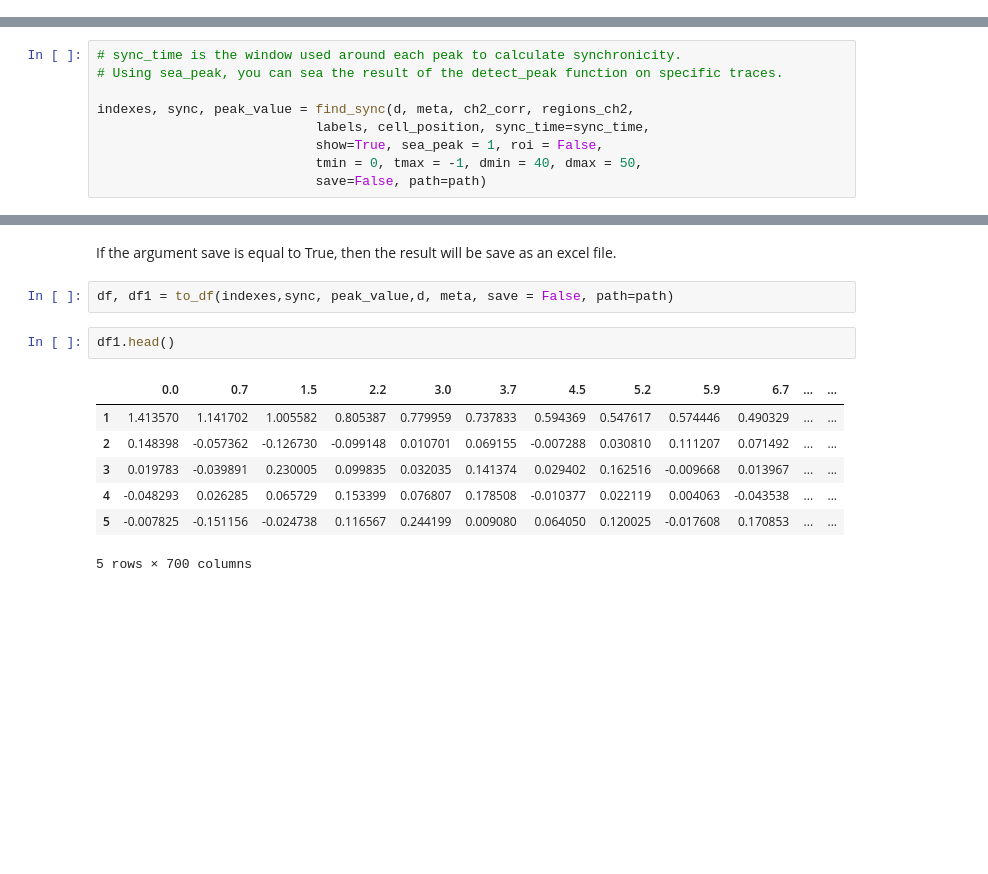
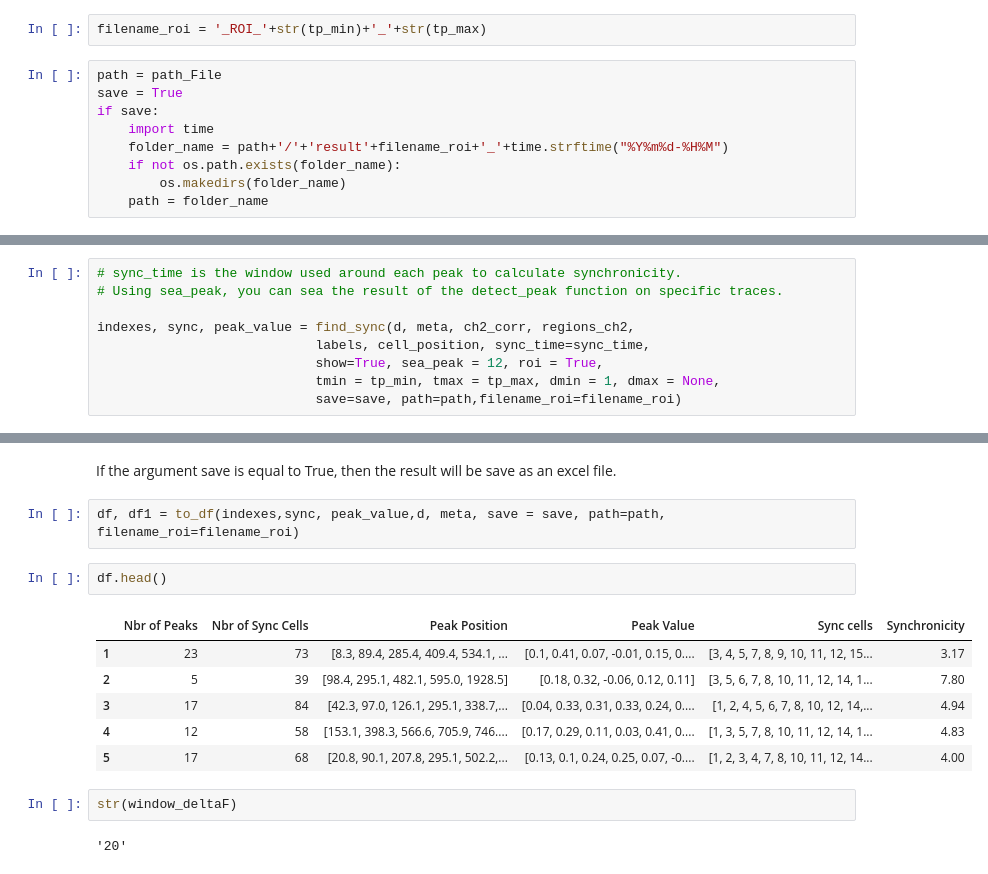
Before and after one commit to bioimage-analysis/HumsaTraces, a Jupyter notebook: notebook/Humsa_Ca_release_synchronicity.ipynb, the cells around one changed output, grey strips where cells are left out. Cells and saved outputs as stored; diff of their text form; blank space fills up the shorter version.

```diff
--- a/notebook/Humsa_Ca_release_synchronicity.ipynb
+++ b/notebook/Humsa_Ca_release_synchronicity.ipynb
@@ -214,2 +247,13 @@ If save=True, data will be save, you cam add an argument path='xx' to enter the
+# %%
+filename_roi = '_ROI_'+str(tp_min)+'_'+str(tp_max)
+# %%
+path = path_File
+save = True
+if save:
+    import time
+    folder_name = path+'/'+'result'+filename_roi+'_'+time.strftime("%Y%m%d-%H%M")
+    if not os.path.exists(folder_name):
+        os.makedirs(folder_name)
+    path = folder_name
 # %%
 plot_traces(ch2_corr, meta, data, seg, cell_position, labels,
@@ -236,7 +280,7 @@ time frame = 3.0 sec
 
 indexes, sync, peak_value = find_sync(d, meta, ch2_corr, regions_ch2,
                             labels, cell_position, sync_time=sync_time,
-                            show=True, sea_peak = 1, roi = False,
-                            tmin = 0, tmax = -1, dmin = 40, dmax = 50,
-                            save=False, path=path)
+                            show=True, sea_peak = 12, roi = True,
+                            tmin = tp_min, tmax = tp_max, dmin = 1, dmax = None,
+                            save=save, path=path,filename_roi=filename_roi)
 # %% [output]
@@ -247,14 +291,17 @@ indexes, sync, peak_value = find_sync(d, meta, ch2_corr, regions_ch2,
 # %% [markdown]
 If the argument save is equal to True, then the result will be save as an excel file.
 # %%
-df, df1 = to_df(indexes,sync, peak_value,d, meta, save = False, path=path)
+df, df1 = to_df(indexes,sync, peak_value,d, meta, save = save, path=path, filename_roi=filename_roi)
 # %%
-df1.head()
+df.head()
 # %% [output]
-|  | 0.0 | 0.7 | 1.5 | 2.2 | 3.0 | 3.7 | 4.5 | 5.2 | 5.9 | 6.7 | ... | ... |
-| 1 | 1.413570 | 1.141702 | 1.005582 | 0.805387 | 0.779959 | 0.737833 | 0.594369 | 0.547617 | 0.574446 | 0.490329 | ... | ... |
-| 2 | 0.148398 | -0.057362 | -0.126730 | -0.099148 | 0.010701 | 0.069155 | -0.007288 | 0.030810 | 0.111207 | 0.071492 | ... | ... |
-| 3 | 0.019783 | -0.039891 | 0.230005 | 0.099835 | 0.032035 | 0.141374 | 0.029402 | 0.162516 | -0.009668 | 0.013967 | ... | ... |
-| 4 | -0.048293 | 0.026285 | 0.065729 | 0.153399 | 0.076807 | 0.178508 | -0.010377 | 0.022119 | 0.004063 | -0.043538 | ... | ... |
-| 5 | -0.007825 | -0.151156 | -0.024738 | 0.116567 | 0.244199 | 0.009080 | 0.064050 | 0.120025 | -0.017608 | 0.170853 | ... | ... |
+|  | Nbr of Peaks | Nbr of Sync Cells | Peak Position | Peak Value | Sync cells | Synchronicity |
+| 1 | 23 | 73 | [8.3, 89.4, 285.4, 409.4, 534.1, ... | [0.1, 0.41, 0.07, -0.01, 0.15, 0.... | [3, 4, 5, 7, 8, 9, 10, 11, 12, 15... | 3.17 |
+| 2 | 5 | 39 | [98.4, 295.1, 482.1, 595.0, 1928.5] | [0.18, 0.32, -0.06, 0.12, 0.11] | [3, 5, 6, 7, 8, 10, 11, 12, 14, 1... | 7.80 |
+| 3 | 17 | 84 | [42.3, 97.0, 126.1, 295.1, 338.7,... | [0.04, 0.33, 0.31, 0.33, 0.24, 0.... | [1, 2, 4, 5, 6, 7, 8, 10, 12, 14,... | 4.94 |
+| 4 | 12 | 58 | [153.1, 398.3, 566.6, 705.9, 746.... | [0.17, 0.29, 0.11, 0.03, 0.41, 0.... | [1, 3, 5, 7, 8, 10, 11, 12, 14, 1... | 4.83 |
+| 5 | 17 | 68 | [20.8, 90.1, 207.8, 295.1, 502.2,... | [0.13, 0.1, 0.24, 0.25, 0.07, -0.... | [1, 2, 3, 4, 7, 8, 10, 11, 12, 14... | 4.00 |
-5 rows × 700 columns
+# %%
+str(window_deltaF)
+# %% [output]
+'20'
```
Also changed, not shown: parts of 27 cells of this notebook, 6 other files.
